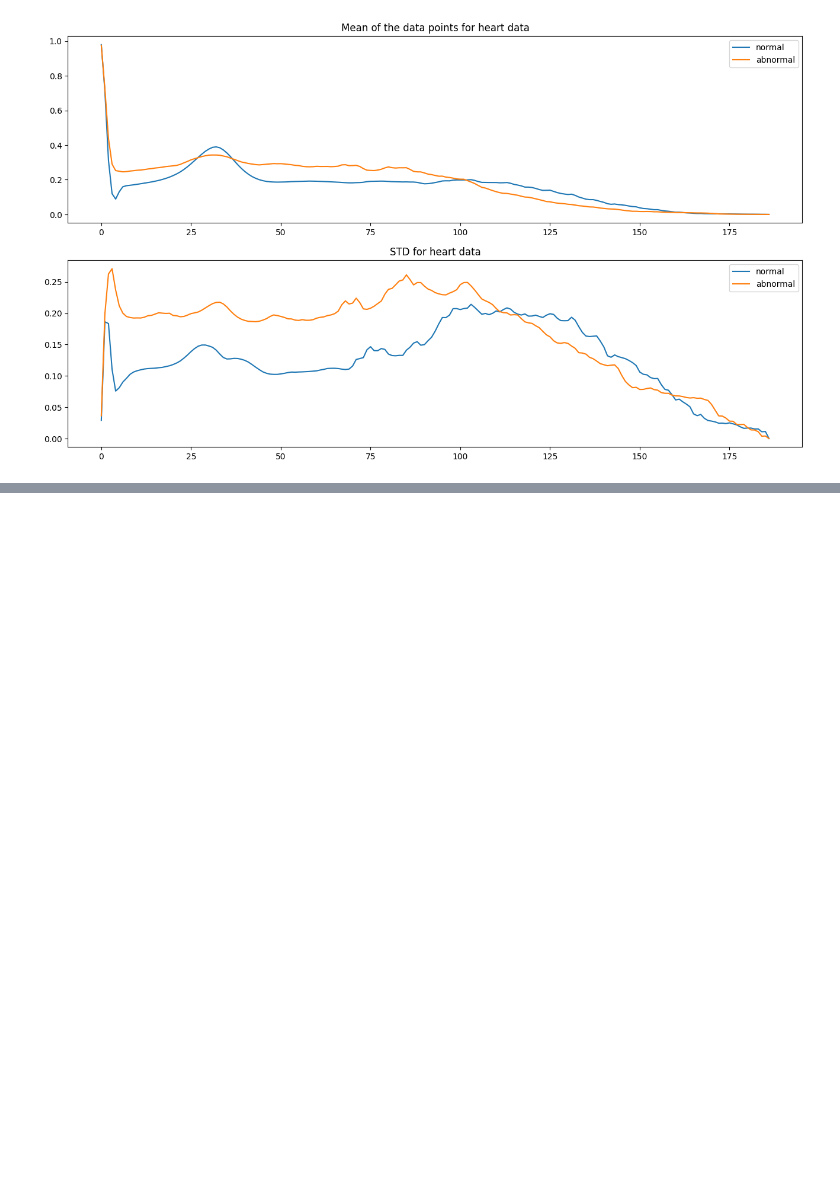
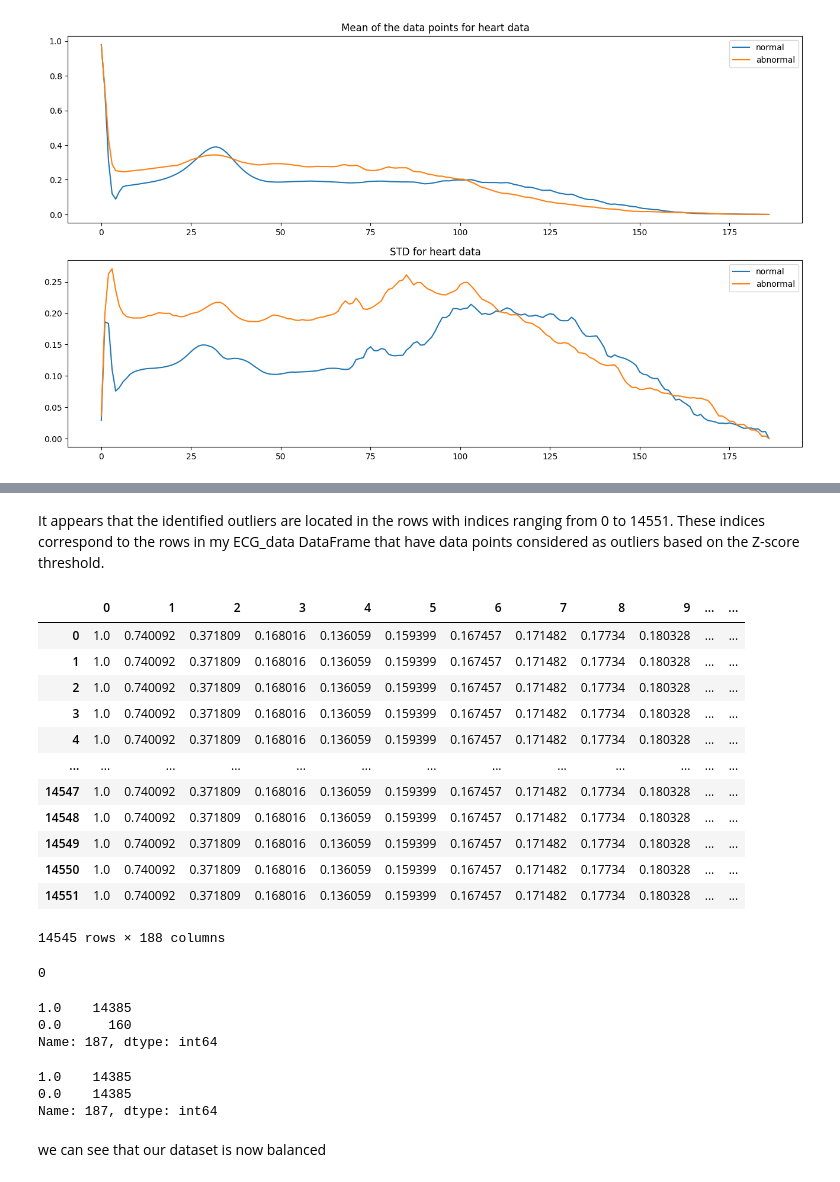
Before and after one commit to Ekeledirichukwu/ECG-ML-Classifier, a Jupyter notebook: EDA .ipynb, the cells around one changed output, grey strips where cells are left out. Saved outputs shown, nothing was run; the diff lists cells and outputs as text; code cells hidden in the pictures; blank space fills up the shorter version.

Commit message:
Did some Data pre-processing

```diff
--- a/EDA .ipynb
+++ b/EDA .ipynb
@@ -187,0 +191,3 @@ plt.show()
+# %%
+# duplicated data droped
+ECG_data.drop_duplicates( keep="first", inplace=True)
@@ -187,0 +225,48 @@ plt.show()
+# %% [markdown]
+
+It appears that the identified outliers are located in the rows with indices ranging from 0 to 14551. These indices correspond to the rows in my ECG_data DataFrame that have data points considered as outliers based on the Z-score threshold.
+# %%
+# Specifying the threshold
+z_threshold = 3
+
+# Calculate Z-scores for each data point
+z_scores = np.abs(zscore(ECG_data))
+
+# Create a mask for outliers
+outlier_mask = (z_scores > z_threshold).any(axis=1)
+
+# Replace outliers with the median
+median_values = ECG_data.median()
+ECG_data_cleaned = ECG_data.copy()
+ECG_data_cleaned[outlier_mask] = median_values
+
+ECG_data_cleaned =
+# %% [output]
+|  | 0 | 1 | 2 | 3 | 4 | 5 | 6 | 7 | 8 | 9 | ... | ... |
+| 0 | 1.0 | 0.740092 | 0.371809 | 0.168016 | 0.136059 | 0.159399 | 0.167457 | 0.171482 | 0.17734 | 0.180328 | ... | ... |
+| 1 | 1.0 | 0.740092 | 0.371809 | 0.168016 | 0.136059 | 0.159399 | 0.167457 | 0.171482 | 0.17734 | 0.180328 | ... | ... |
+| 2 | 1.0 | 0.740092 | 0.371809 | 0.168016 | 0.136059 | 0.159399 | 0.167457 | 0.171482 | 0.17734 | 0.180328 | ... | ... |
+| 3 | 1.0 | 0.740092 | 0.371809 | 0.168016 | 0.136059 | 0.159399 | 0.167457 | 0.171482 | 0.17734 | 0.180328 | ... | ... |
+| 4 | 1.0 | 0.740092 | 0.371809 | 0.168016 | 0.136059 | 0.159399 | 0.167457 | 0.171482 | 0.17734 | 0.180328 | ... | ... |
+| ... | ... | ... | ... | ... | ... | ... | ... | ... | ... | ... | ... | ... |
+| 14547 | 1.0 | 0.740092 | 0.371809 | 0.168016 | 0.136059 | 0.159399 | 0.167457 | 0.171482 | 0.17734 | 0.180328 | ... | ... |
+| 14548 | 1.0 | 0.740092 | 0.371809 | 0.168016 | 0.136059 | 0.159399 | 0.167457 | 0.171482 | 0.17734 | 0.180328 | ... | ... |
+| 14549 | 1.0 | 0.740092 | 0.371809 | 0.168016 | 0.136059 | 0.159399 | 0.167457 | 0.171482 | 0.17734 | 0.180328 | ... | ... |
+| 14550 | 1.0 | 0.740092 | 0.371809 | 0.168016 | 0.136059 | 0.159399 | 0.167457 | 0.171482 | 0.17734 | 0.180328 | ... | ... |
+| 14551 | 1.0 | 0.740092 | 0.371809 | 0.168016 | 0.136059 | 0.159399 | 0.167457 | 0.171482 | 0.17734 | 0.180328 | ... | ... |
+14545 rows × 188 columns
+# %%
+#checking for missing data after handling outliers
+missing_data = ECG_data_cleaned.isnull().values.sum()
+
+# Display missing data
+print(missing_data)
+# %% [output]
+0
+# %%
+# checking the class and distribution of the dataset and making sure we have only two classes
+ECG_data_cleaned.loc[:,187].value_counts()
+# %% [output]
+1.0    14385
+0.0      160
+Name: 187, dtype: int64
@@ -187,0 +277,15 @@ plt.show()
+# %%
+# Instantiate RandomOverSampler
+ros = RandomOverSampler(random_state=42)
+
+# Resample the data
+X_resampled, y_resampled = ros.fit_resample(X, y)
+
+# Check the class distribution after balancing
+print(y_resampled.value_counts())
+# %% [output]
+1.0    14385
+0.0    14385
+Name: 187, dtype: int64
+# %% [markdown]
+we can see that our dataset is now balanced
```
Also changed, not shown: parts of 18 cells of this notebook.
